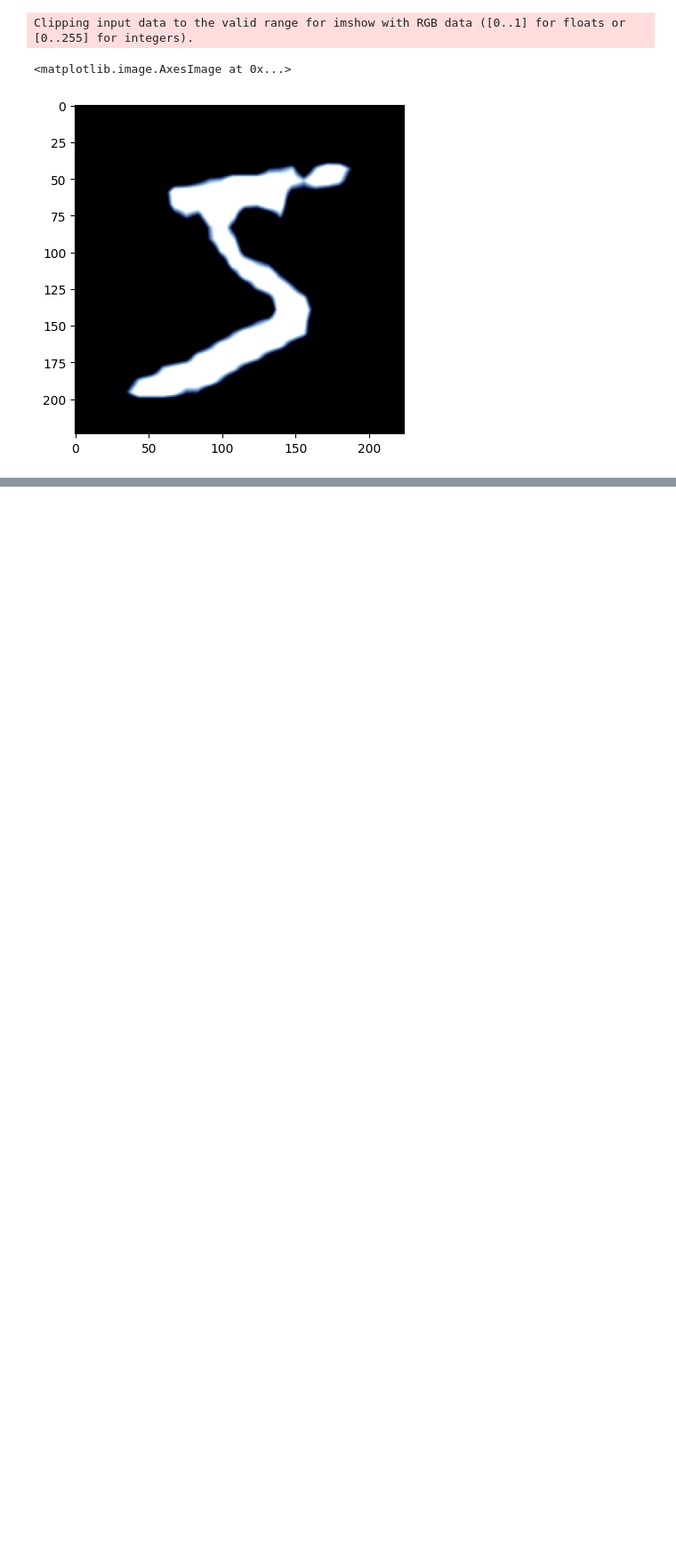
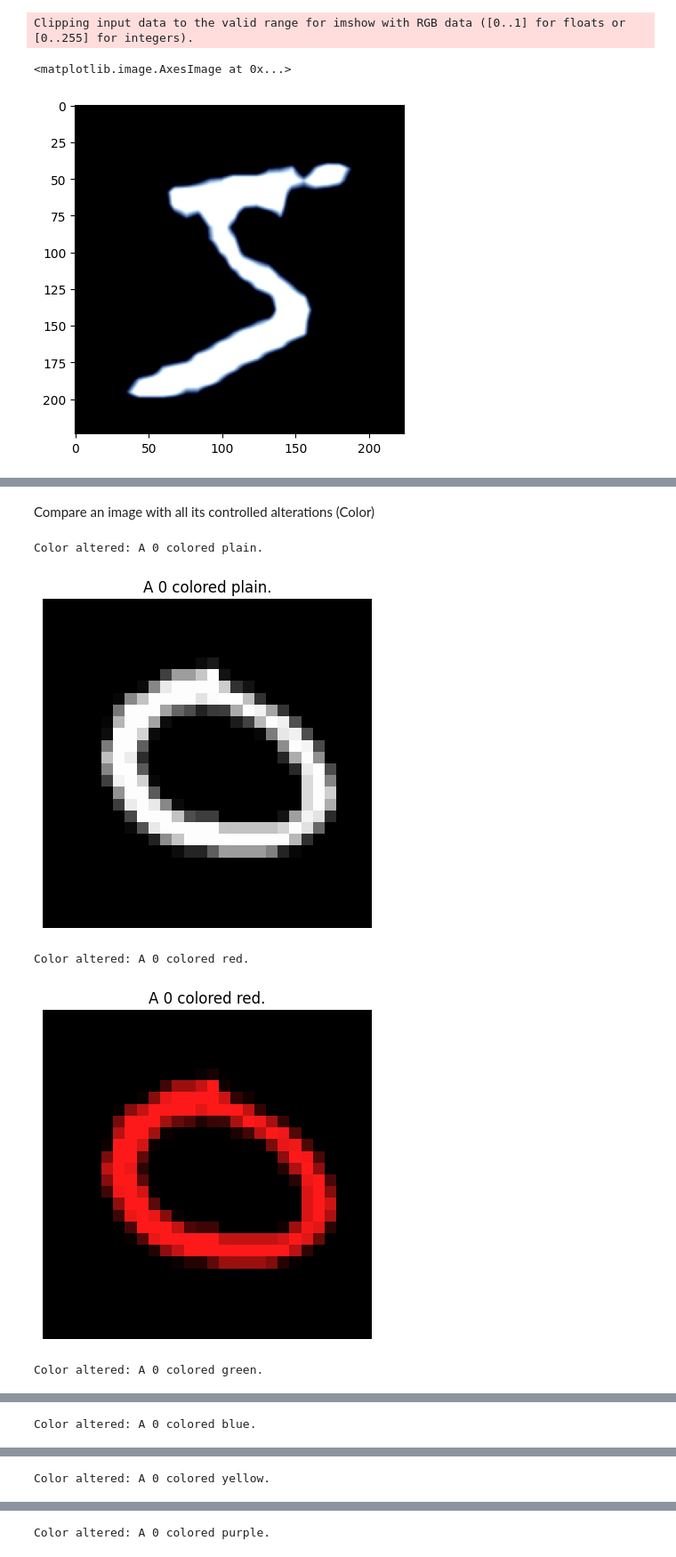
Before and after one commit to michael-psenka/vnl-testbed, a Jupyter notebook: test.ipynb, the cells around one changed output, grey strips where cells are left out. Shown at 89% size. Drawn from its saved outputs; the diff is of its cells as text; code cells hidden in the pictures; blank space fills up the shorter version.

```diff
--- a/test.ipynb
+++ b/test.ipynb
@@ -62,0 +77,19 @@ plt.show()
+# %% [markdown]
+Compare an image with all its controlled alterations (Color)
+# %%
+# Compare an image with plain number with image with color changed!
+
+images, text_descs = multimnist.generate_colored()
+for img, desc in zip(images, text_descs):
+    print(f"Color altered: {desc}")
+    img = img.squeeze(0).permute(1, 2, 0).detach().numpy()
+    plt.imshow(img)
+    plt.title(desc)
+    plt.axis('off')
+    plt.show()
+# %% [output]
+Color altered: A 0 colored plain.
+[figure, added]
+Color altered: A 0 colored red.
+[figure, added]
+Color altered: A 0 colored green.
@@ -62,0 +97 @@ plt.show()
+Color altered: A 0 colored blue.
@@ -62,0 +99 @@ plt.show()
+Color altered: A 0 colored yellow.
@@ -62,0 +101 @@ plt.show()
+Color altered: A 0 colored purple.
```
Also changed, not shown: parts of 10 cells of this notebook, 3 other files.
